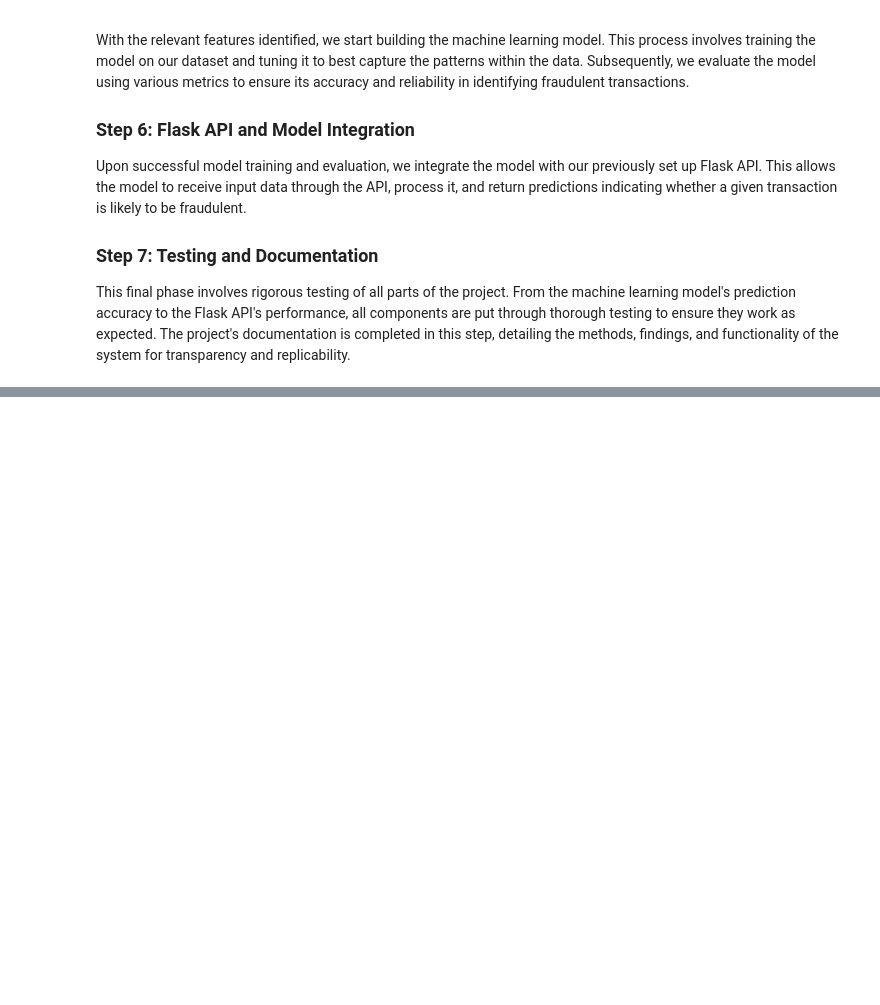
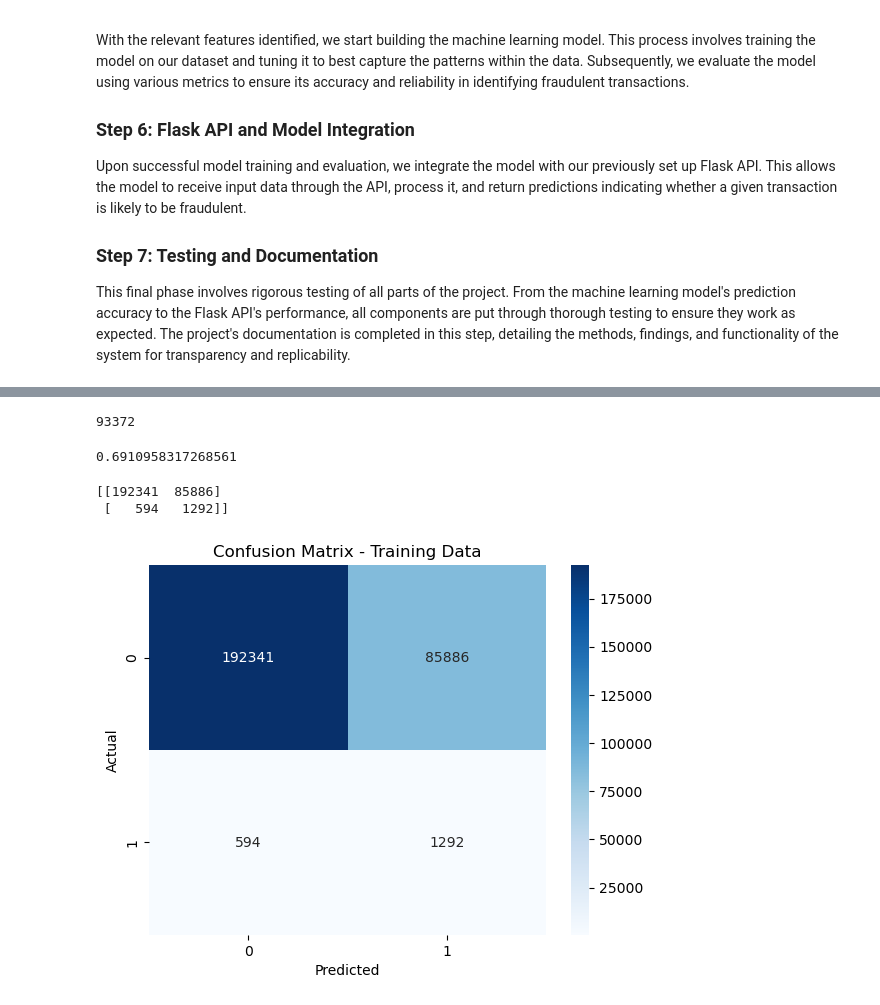
Before and after one commit to rolvera05/fraudguard_ml, a Jupyter notebook: fraud_guard.ipynb, the cells around one changed output, grey strips where cells are left out. Cells and saved outputs as stored; diff of their text form; code cells hidden in the pictures; blank space fills up the shorter version.

```diff
--- a/fraud_guard.ipynb
+++ b/fraud_guard.ipynb
@@ -34,0 +283,6 @@ This final phase involves rigorous testing of all parts of the project. From the
+# %%
+# Declare a logistic regression model.
+# Apply a random_state of 7 to the model
+logistic_regression_model = LogisticRegression(class_weight='balanced', random_state=1)
+# %%
+lr_model = logistic_regression_model.fit(X_train_scaled, y_train)
@@ -34,0 +313,28 @@ This final phase involves rigorous testing of all parts of the project. From the
+# %%
+len(testing_predictions)
+# %% [output]
+93372
+# %%
+# Display the accuracy score for the test dataset.
+accuracy_score(y_test, testing_predictions)
+# %% [output]
+0.6910958317268561
+# %%
+#Generate training predictions
+training_predictions = lr_model.predict(X_train_scaled)
+# %%
+#Print the confusion matrix
+training_matrix = confusion_matrix(y_train, training_predictions)
+print(training_matrix)
+# %% [output]
+[[192341  85886]
+ [   594   1292]]
+# %%
+# Create a heatmap of the confusion matrix
+sns.heatmap(training_matrix, annot=True, fmt="d", cmap="Blues")
+plt.xlabel('Predicted')
+plt.ylabel('Actual')
+plt.title('Confusion Matrix - Training Data')
+plt.show()
+# %% [output]
+[figure, added]
```
Also changed, not shown: parts of 27 cells of this notebook, 2 other files.
